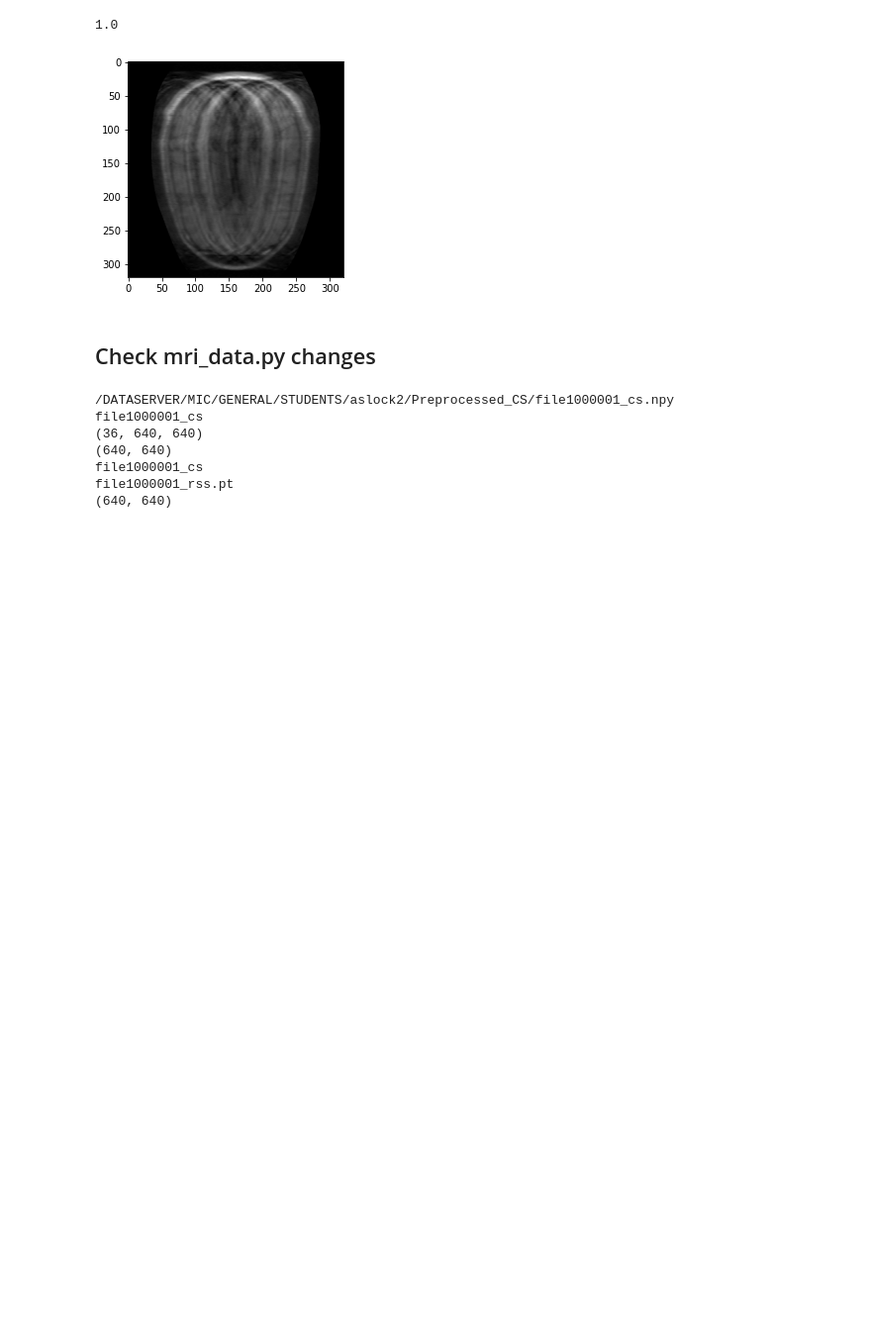
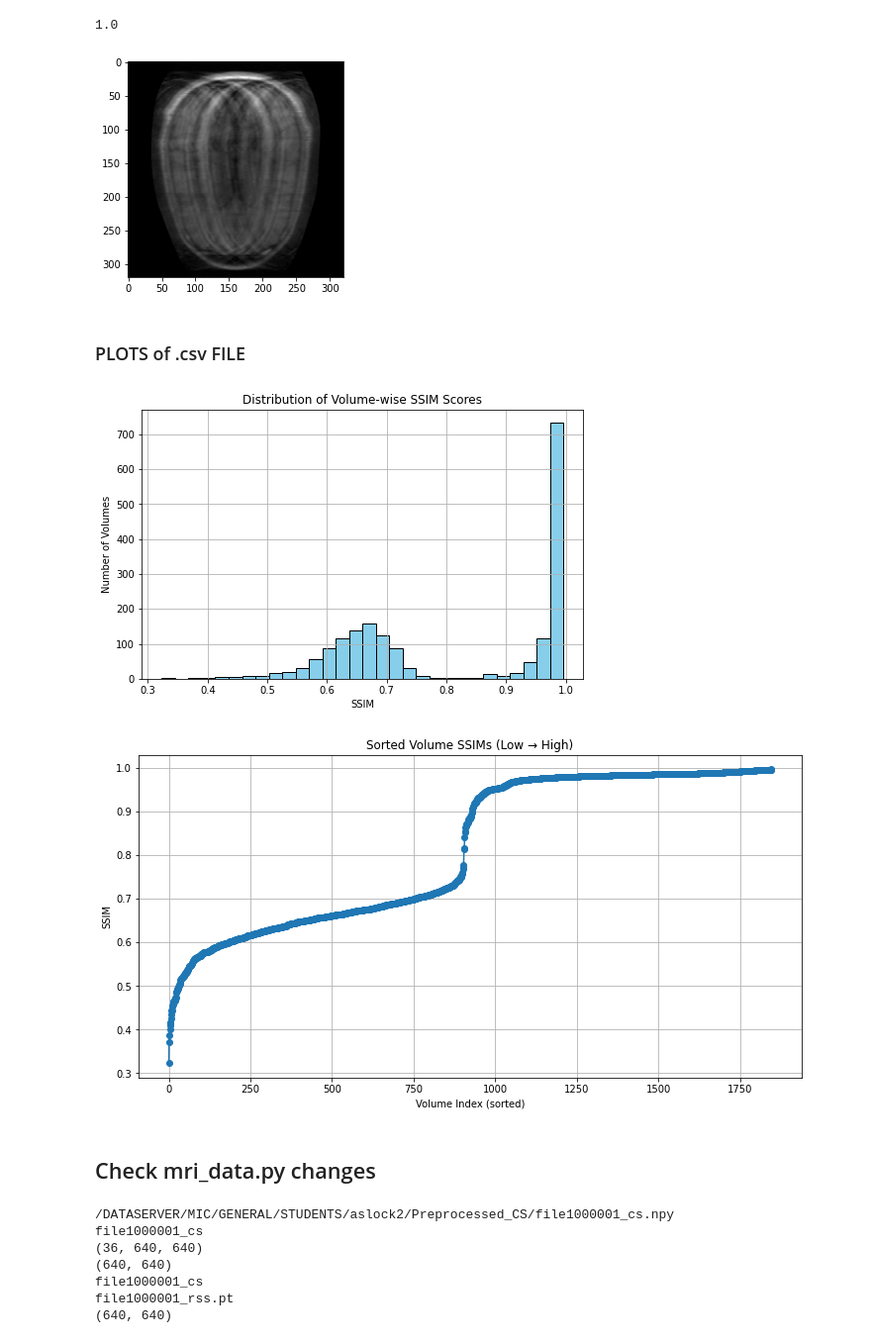
Before and after one commit to AlexSlock/fastMRI-hybrid-modelling, a Jupyter notebook: CSUNet/PreprocessingCode/preprocessing_tests.ipynb, the cells around one changed output. Shown at 99% size. Saved outputs shown, nothing was run; the diff lists cells and outputs as text; code cells hidden in the pictures; blank space fills up the shorter version.

```diff
--- a/CSUNet/PreprocessingCode/preprocessing_tests.ipynb
+++ b/CSUNet/PreprocessingCode/preprocessing_tests.ipynb
@@ -840,6 +880,42 @@ print(compute_ssim(new_CS_slice.numpy(), prep_new_CS.numpy()))
 # %% [output]
 1.0
 [figure]
+# %% [markdown]
+### PLOTS of .csv FILE
+# %%
+import matplotlib.pyplot as plt
+import pandas as pd
+# Load the CSV file
+ssim_df = pd.read_csv('/DATASERVER/MIC/GENERAL/STUDENTS/aslock2/fastMRI-hybrid-modelling/CSUNet/PreprocessingCode/volume_avg_ssim_TRAIN_SET.csv')
+
+# Extract values
+file_names = ssim_df.iloc[:, 0].tolist()
+ssim_values = ssim_df.iloc[:, 1].astype(float).tolist()  # make sure values are float
+
+
+# Histogram
+plt.figure(figsize=(8, 5))
+plt.hist(ssim_values, bins=30, color='skyblue', edgecolor='k')
+plt.title("Distribution of Volume-wise SSIM Scores")
+plt.xlabel("SSIM")
+plt.ylabel("Number of Volumes")
+plt.grid(True)
+plt.show()
+
+# Sorted SSIM plot
+sorted_pairs = sorted(zip(file_names, ssim_values), key=lambda x: x[1])
+sorted_files, sorted_vals = zip(*sorted_pairs)
+
+plt.figure(figsize=(12, 6))
+plt.plot(sorted_vals, marker='o')
+plt.title("Sorted Volume SSIMs (Low → High)")
+plt.xlabel("Volume Index (sorted)")
+plt.ylabel("SSIM")
+plt.grid(True)
+plt.show()
+# %% [output]
+[figure, added]
+[figure, added]
 # %% [markdown]
 ## Check mri_data.py changes
 # %%
```
Also changed, not shown: parts of 17 cells of this notebook, 8 other files.
